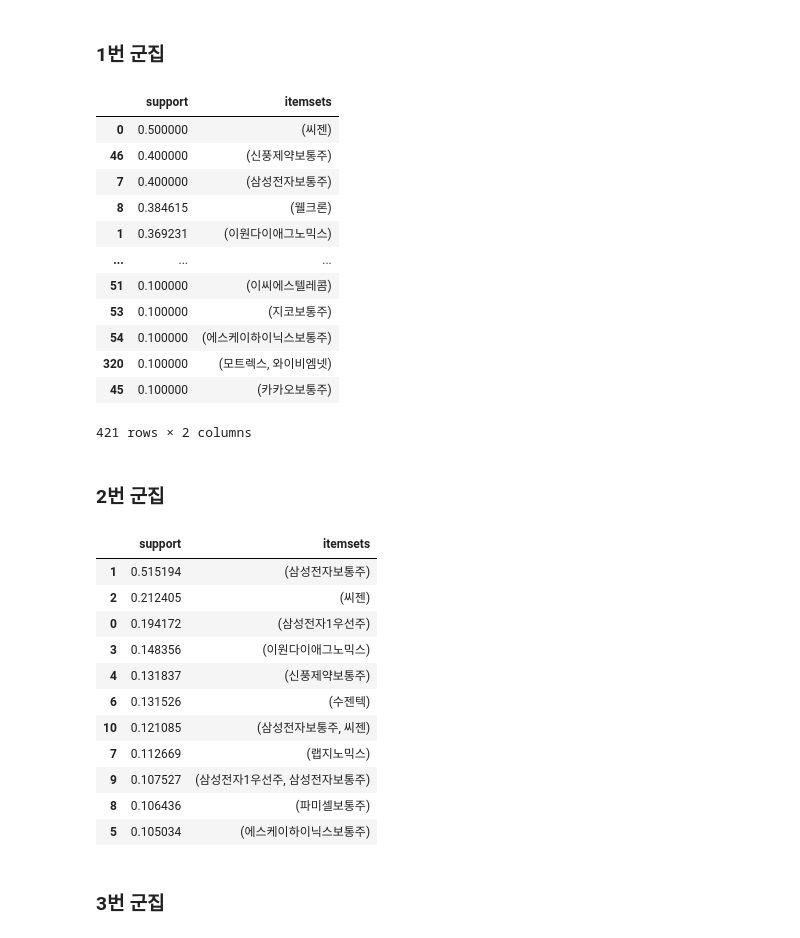
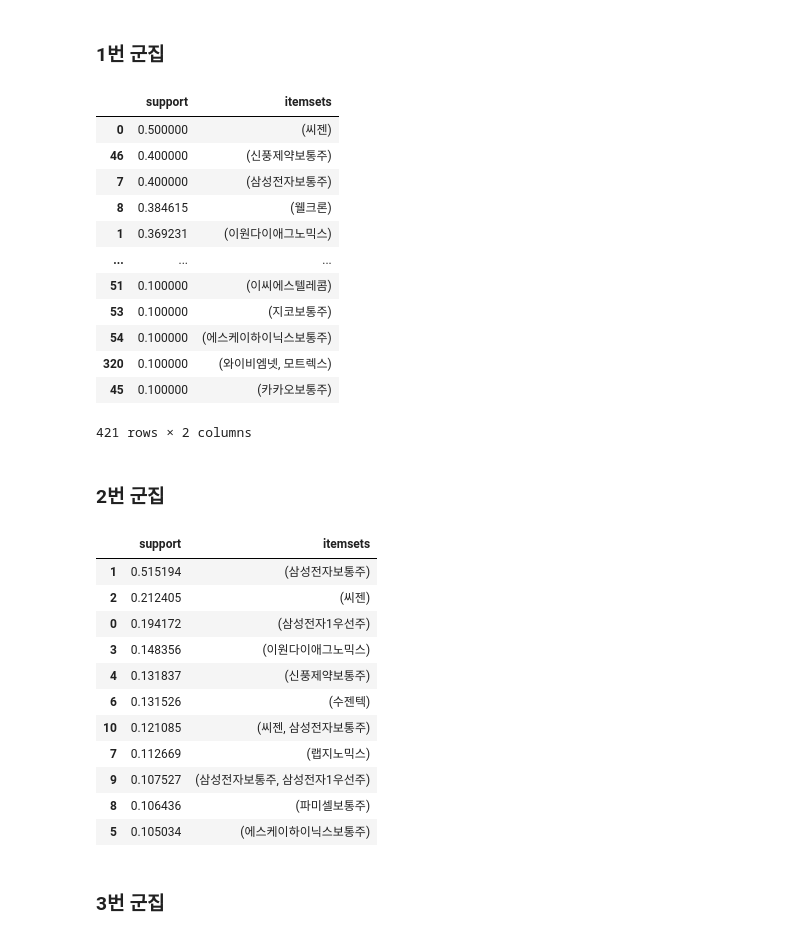
Before and after one commit to christine127/Portfolio_Recommendation_Project, a Jupyter notebook: 알고리즘.ipynb, the cells around one changed output. Saved outputs shown, nothing was run; the diff lists cells and outputs as text; code cells hidden in the pictures.

```diff
--- a/알고리즘.ipynb
+++ b/알고리즘.ipynb
@@ -164,21 +157,22 @@ lst1 = file.loc[file['cluster']=='1.0'].groupby('고객구분코드')['상품명
 te_ary1 = te.fit(lst1).transform(lst1)
 df1 = pd.DataFrame(te_ary1, columns=te.columns_)
 # %%
+pd.set_option('display.max_rows',200)
 from mlxtend.frequent_patterns import fpgrowth
 fp_1 = fpgrowth(df1, min_support=0.1,use_colnames=True)
 fp_1.sort_values('support',ascending =False)
 # %% [output]
 |  | support | itemsets |
 | 0 | 0.500000 | (씨젠) |
 | 46 | 0.400000 | (신풍제약보통주) |
 | 7 | 0.400000 | (삼성전자보통주) |
 | 8 | 0.384615 | (웰크론) |
 | 1 | 0.369231 | (이원다이애그노믹스) |
 | ... | ... | ... |
 | 51 | 0.100000 | (이씨에스텔레콤) |
 | 53 | 0.100000 | (지코보통주) |
 | 54 | 0.100000 | (에스케이하이닉스보통주) |
-| 320 | 0.100000 | (모트렉스, 와이비엠넷) |
+| 320 | 0.100000 | (와이비엠넷, 모트렉스) |
 | 45 | 0.100000 | (카카오보통주) |
 421 rows × 2 columns
 # %% [markdown]
@@ -199,9 +193,9 @@ fp_2.sort_values('support',ascending =False)
 | 3 | 0.148356 | (이원다이애그노믹스) |
 | 4 | 0.131837 | (신풍제약보통주) |
 | 6 | 0.131526 | (수젠텍) |
-| 10 | 0.121085 | (삼성전자보통주, 씨젠) |
+| 10 | 0.121085 | (씨젠, 삼성전자보통주) |
 | 7 | 0.112669 | (랩지노믹스) |
-| 9 | 0.107527 | (삼성전자1우선주, 삼성전자보통주) |
+| 9 | 0.107527 | (삼성전자보통주, 삼성전자1우선주) |
 | 8 | 0.106436 | (파미셀보통주) |
 | 5 | 0.105034 | (에스케이하이닉스보통주) |
 # %% [markdown]
```
Also changed, not shown: parts of 6 cells of this notebook.
